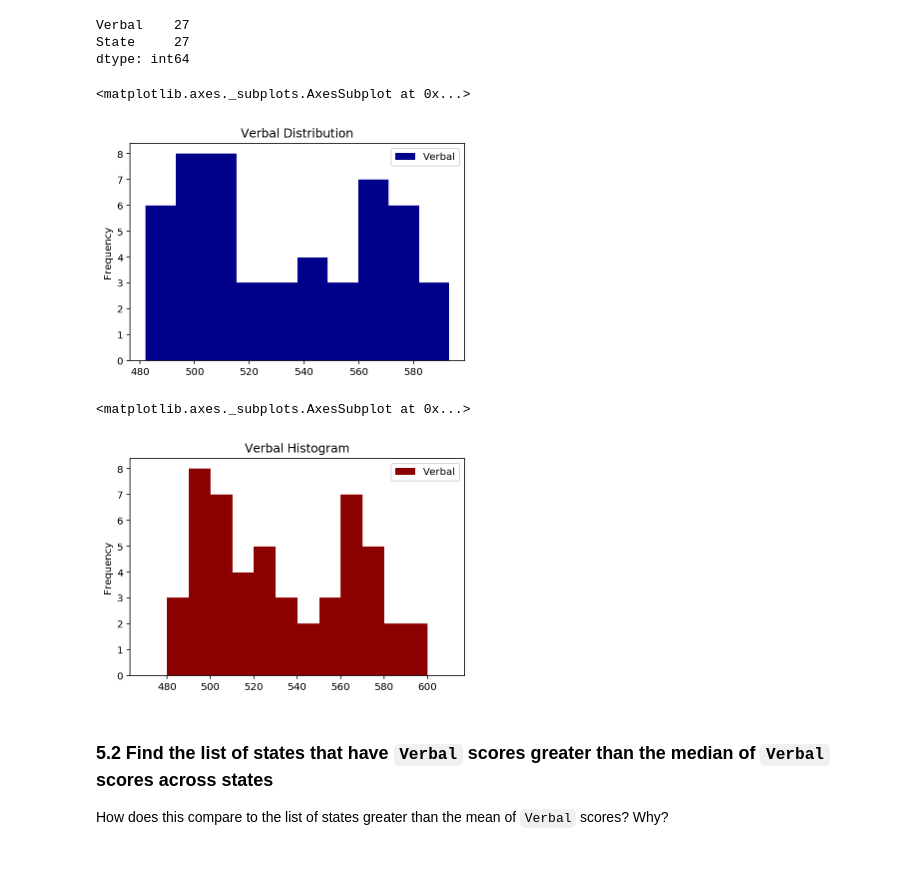
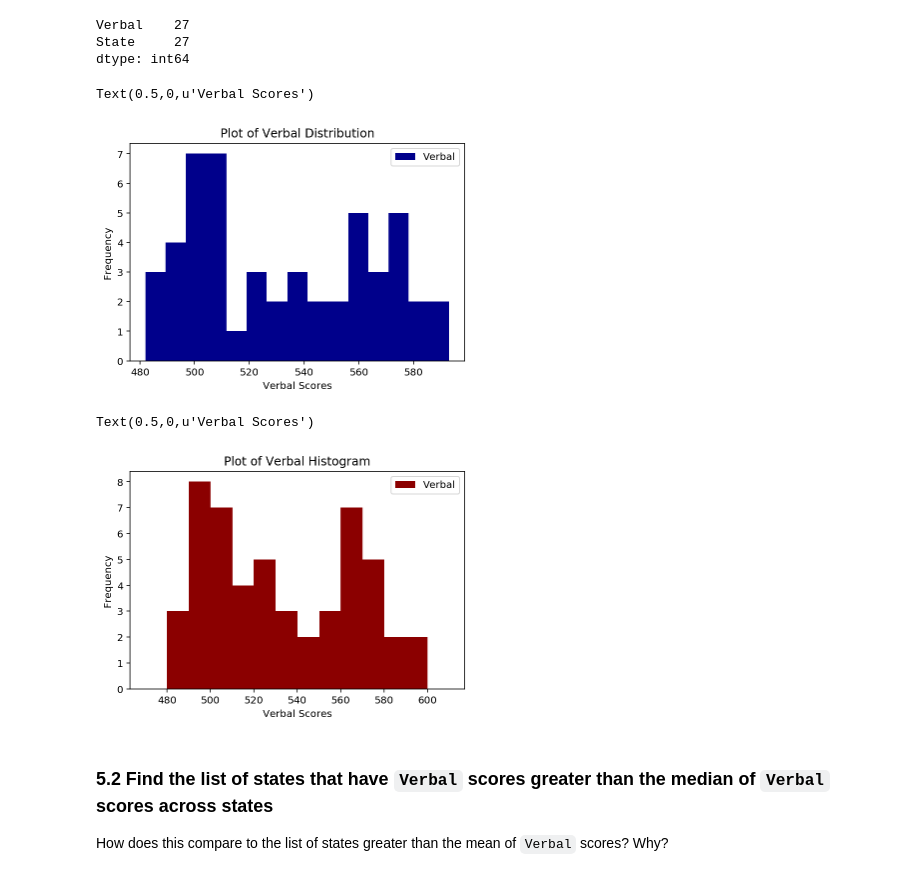
Before and after one commit to Arsyad-ah/Projects-GA, a Jupyter notebook: project-2/project-02-v2-starter-code.ipynb, the cells around one changed output. Cells and saved outputs as stored; diff of their text form; code cells hidden in the pictures.

```diff
--- a/project-2/project-02-v2-starter-code.ipynb
+++ b/project-2/project-02-v2-starter-code.ipynb
@@ -462,17 +457,20 @@ State     27
 dtype: int64
 # %%
 # histogram 1
-df['Verbal'].plot(kind='hist', title='Verbal Distribution', legend=True, color='DarkBlue', bins=10)
+df['Verbal'].plot(kind='hist', title='Plot of Verbal Distribution', legend=True, color='DarkBlue', bins=15)
+plt.xlabel('Verbal Scores')
 # %% [output]
-<matplotlib.axes._subplots.AxesSubplot at 0x...>
+Text(0.5,0,u'Verbal Scores')
-[figure, old version]
+[figure, new version]
 # %%
-# histogram 2
+# histogram 2 - plotting with the defined min and max points in historgram
+
 bin_values = np.arange(start=470, stop=620, step=10)
-df['Verbal'].plot(kind='hist', title='Verbal Histogram', legend=True, color='DarkRed', bins=bin_values)
+df['Verbal'].plot(kind='hist', title='Plot of Verbal Histogram', legend=True, color='DarkRed', bins=bin_values)
+plt.xlabel('Verbal Scores')
 # %% [output]
-<matplotlib.axes._subplots.AxesSubplot at 0x...>
+Text(0.5,0,u'Verbal Scores')
-[figure, old version]
+[figure, new version]
 # %% [markdown]
 ### 5.2 Find the list of states that have `Verbal` scores greater than the median of `Verbal` scores across states
 
```
Also changed, not shown: parts of 68 cells of this notebook, 2 other files.
